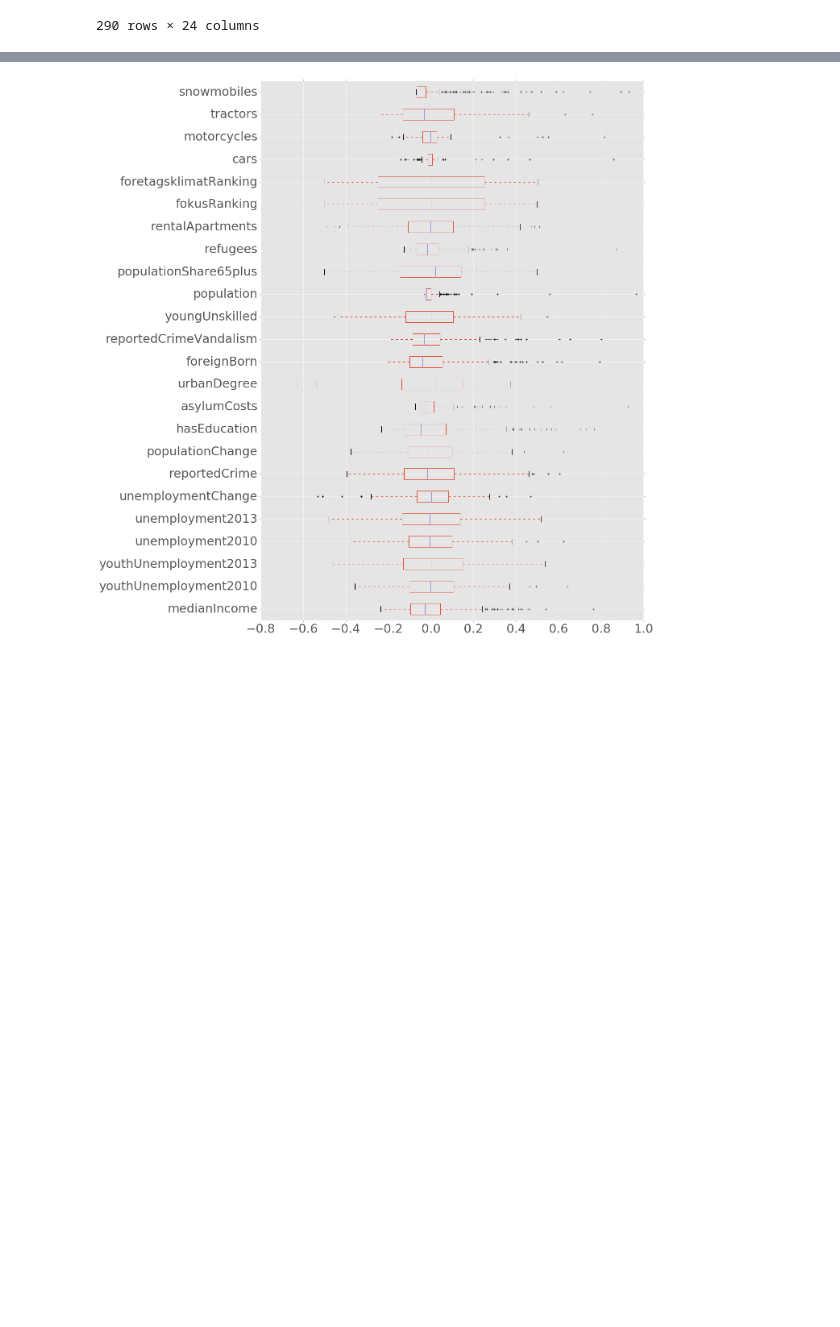
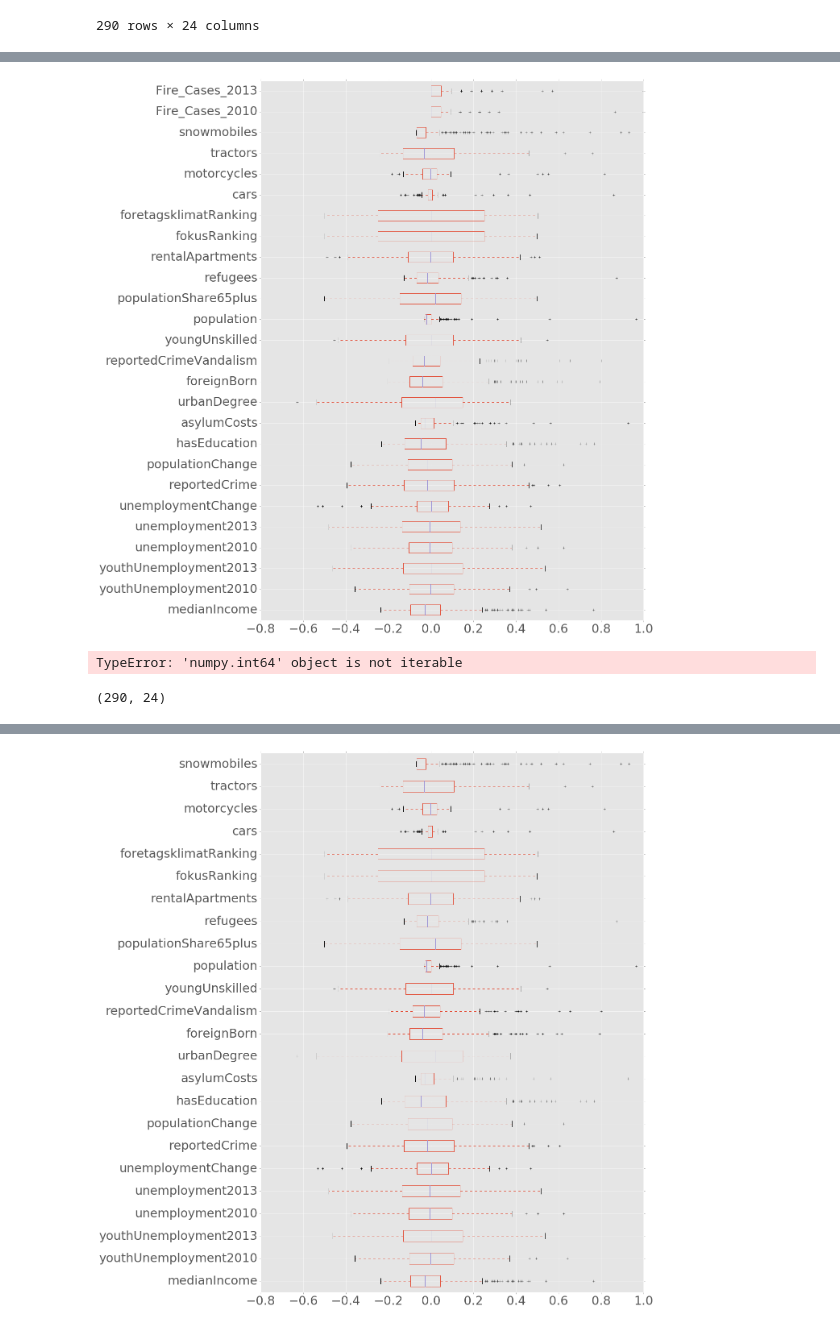
Before and after one commit to AdamPalmar/Swedish-Forrest-Fire, a Jupyter notebook: Swe_fire.ipynb, the cells around one changed output, grey strips where cells are left out. Saved outputs shown, nothing was run; the diff lists cells and outputs as text; code cells hidden in the pictures; blank space fills up the shorter version.

```diff
--- a/Swe_fire.ipynb
+++ b/Swe_fire.ipynb
@@ -220,0 +243,33 @@ df_normalized
+# %%
+rcParams['figure.figsize'] = 20, 20
+rcParams.update({'font.size': 30})
+rcParams.update({'figure.autolayout': True})
+min_max_scaler = preprocessing.MinMaxScaler()
+fire = data.where(data['Year'] == 2010 )[['Cases','Municipality']].dropna()
+fire_scaled_2010 = min_max_scaler.fit_transform(fire['Cases'])
+
+fire = data.where(data['Year'] == 2013 )[['Cases','Municipality']].dropna()
+fire_scaled_2013 = min_max_scaler.fit_transform(fire['Cases'])
+
+data_removed = data_simple.drop(remove_list,axis=1).dropna()
+df_norm = (data_removed - data_removed.mean()) / (data_removed.max() - data_removed.min())
+df_norm['Fire_Cases_2010'] = fire_scaled_2010
+df_norm['Fire_Cases_2013'] = fire_scaled_2013
+
+df_norm.plot.box(vert=False)
+
+plt.savefig("fire_box_plot")
+# %% [output]
+[figure, added]
+# %%
+fire_scaled
+
+box_plot = df_normalized
+
+box_plot['Cases'] = f
+# %% [output]
+TypeError: 'numpy.int64' object is not iterable
+# %%
+box_plot.shape
+# %% [output]
+(290, 24)
```
Also changed, not shown: parts of 19 cells of this notebook, 4 other files.
